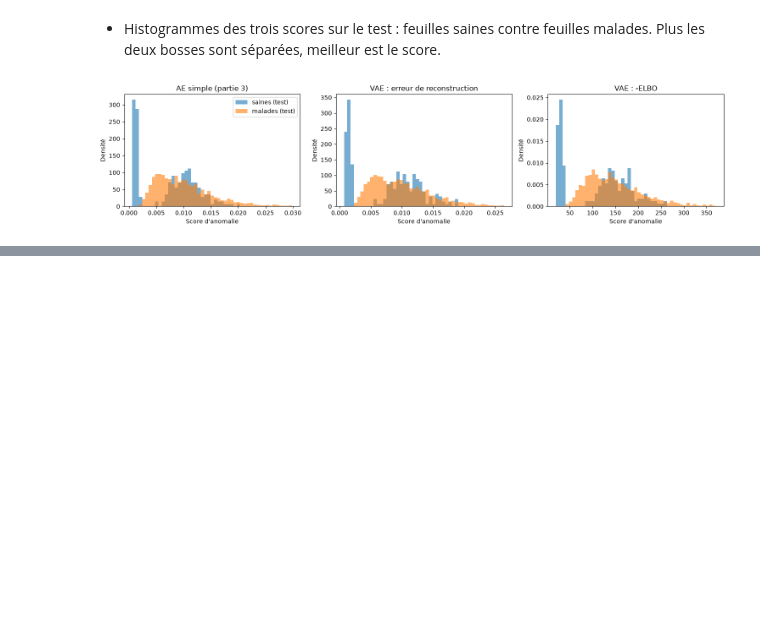
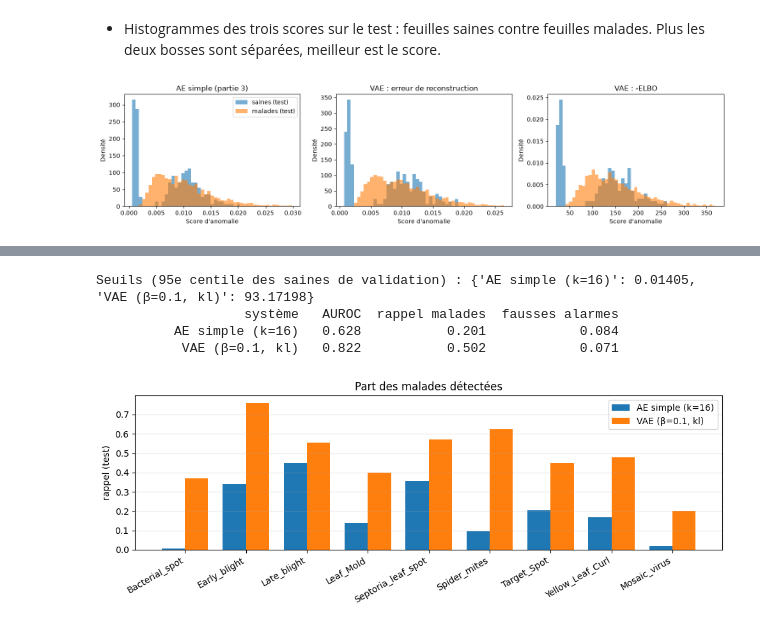
Before and after one commit to jiemCode/diagno-culture, a Jupyter notebook: notebooks/05_generative_extension.ipynb, the cells around one changed output, grey strips where cells are left out. Cells and saved outputs as stored; diff of their text form; code cells hidden in the pictures; blank space fills up the shorter version.

```diff
--- a/notebooks/05_generative_extension.ipynb
+++ b/notebooks/05_generative_extension.ipynb
@@ -361,0 +546,41 @@ Cela confirme la conclusion des parties 3 et 4 : un modèle qui reconstruit l'im
+# %%
+@torch.no_grad()
+def ae_scores(X):
+    return torch.cat([((ae_sain(X[i:i + 256]) - X[i:i + 256]) ** 2).mean(dim=(1, 2, 3)) for i in range(0, len(X), 256)]).cpu().numpy()
+
+def score_vae(X):
+    return vae_scores(vae_beta, X, BETA_BEST)[SCORE_BEST]
+
+systemes = {"AE simple (k=16)": ae_scores, f"VAE (β={BETA_BEST}, {SCORE_BEST})": score_vae}
+seuils = {nom: float(np.percentile(f(X_val_h), 95)) for nom, f in systemes.items()}
+print("Seuils (95e centile des saines de validation) :", {k: round(v, 5) for k, v in seuils.items()})
+
+X_test_h = load("test", [healthy])
+test_malades = {c: load("test", [c]) for c in diseased}
+X_test_d = torch.cat(list(test_malades.values()))
+
+resultats = {}
+for nom, f in systemes.items():
+    sh, sd = f(X_test_h), f(X_test_d)
+    resultats[nom] = {"auroc": auroc(sh, sd), "rappel": float((sd > seuils[nom]).mean()), "fausses_alarmes": float((sh > seuils[nom]).mean()),
+                      "rappel_maladie": {D.short(c): float((f(X) > seuils[nom]).mean()) for c, X in test_malades.items()}}
+
+print(f"{'système':>26s} {'AUROC':>7s} {'rappel malades':>15s} {'fausses alarmes':>16s}")
+for nom, r in resultats.items():
+    print(f"{nom:>26s} {r['auroc']:>7.3f} {r['rappel']:>15.3f} {r['fausses_alarmes']:>16.3f}")
+# %% [output]
+Seuils (95e centile des saines de validation) : {'AE simple (k=16)': 0.01405, 'VAE (β=0.1, kl)': 93.17198}
+                   système   AUROC  rappel malades  fausses alarmes
+          AE simple (k=16)   0.628           0.201            0.084
+           VAE (β=0.1, kl)   0.822           0.502            0.071
+# %%
+maladies = list(next(iter(resultats.values()))["rappel_maladie"])
+x = np.arange(len(maladies))
+plt.figure(figsize=(10, 3.8))
+for i, (nom, r) in enumerate(resultats.items()):
+    plt.bar(x + (i - .5) * .38, [r["rappel_maladie"][m] for m in maladies], .38, label=nom)
+plt.xticks(x, maladies, rotation=30, ha="right"); plt.ylabel("rappel (test)")
+plt.title("Part des malades détectées"); plt.legend(); plt.grid(alpha=.3, axis="y")
+plt.tight_layout(); plt.savefig(C.FIG_DIR / "05_rappel_par_maladie.png", dpi=150, bbox_inches="tight"); plt.show()
+# %% [output]
+[figure, added]
```
Also changed, not shown: parts of 15 cells of this notebook, 5 other files.
